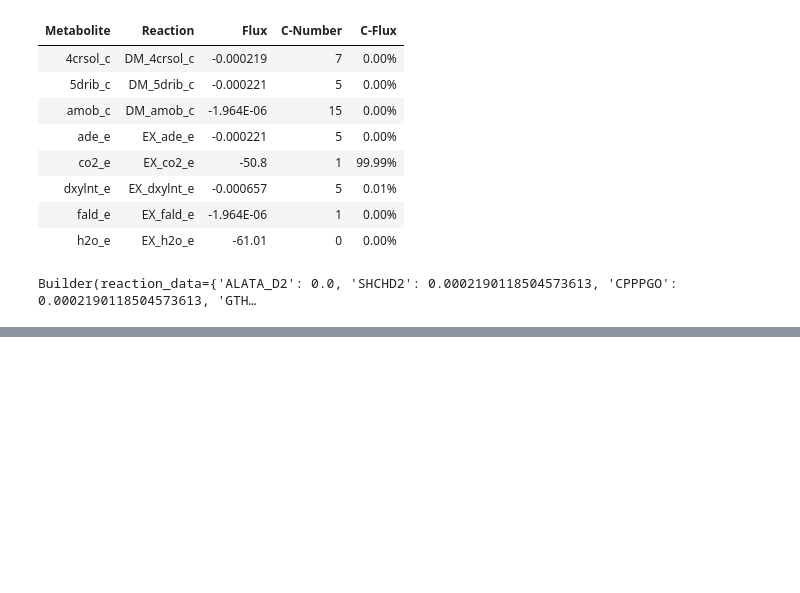
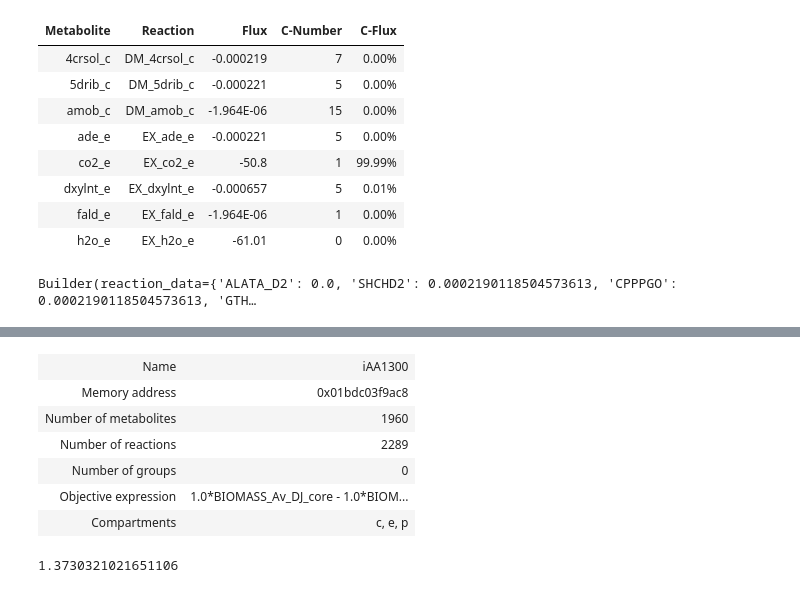
Before and after one commit to alexander-alleman/Azotobactervinelandii_metabolicmodel, a Jupyter notebook: Notebooks/Physiological Constraints.ipynb, the cells around one changed output, grey strips where cells are left out. Saved outputs shown, nothing was run; the diff lists cells and outputs as text; code cells hidden in the pictures; blank space fills up the shorter version.

```diff
--- a/Notebooks/Physiological Constraints.ipynb
+++ b/Notebooks/Physiological Constraints.ipynb
@@ -308,0 +407,15 @@ Name: fluxes, Length: 2289, dtype: float64
+# %%
+model_ICDHyr_ICL
+# %% [output]
+| Name | iAA1300 |
+| Memory address | 0x01bdc03f9ac8 |
+| Number of metabolites | 1960 |
+| Number of reactions | 2289 |
+| Number of groups | 0 |
+| Objective expression | 1.0*BIOMASS_Av_DJ_core - 1.0*BIOM... |
+| Compartments | c, e, p |
+# %%
+model_ICDHyr_ICL.reactions.get_by_id("EX_nh4_e").lower_bound = -1000
+model_ICDHyr_ICL.optimize().objective_value
+# %% [output]
+1.3730321021651106
```
Also changed, not shown: parts of 16 cells of this notebook, 6 other files.
